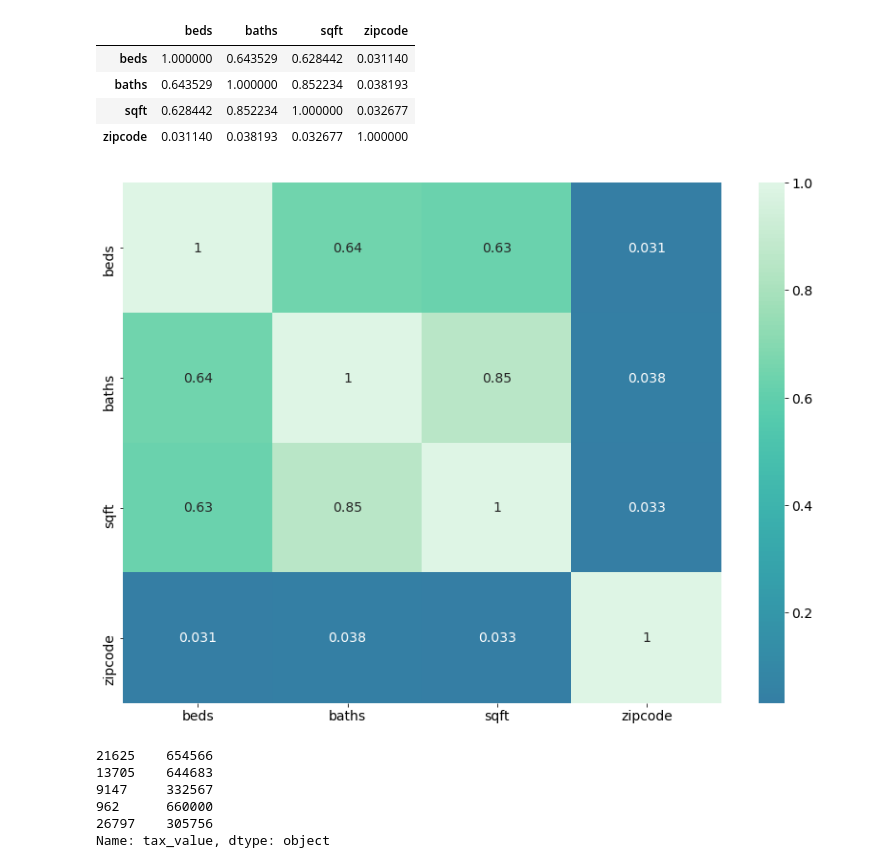
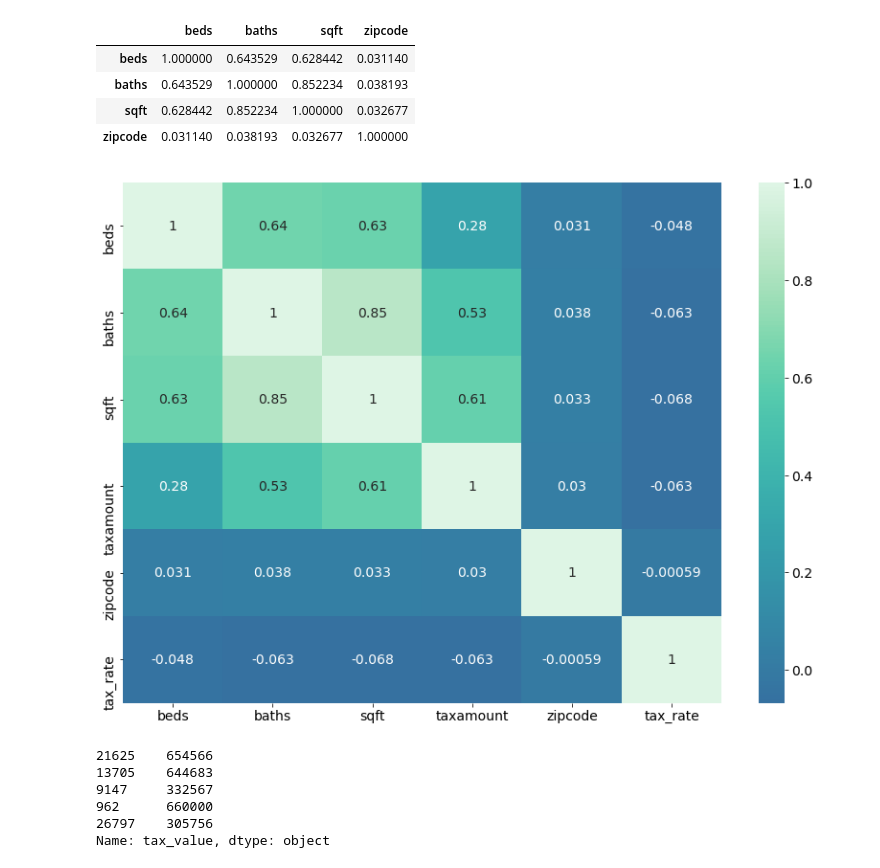
Before and after one commit to SLawsonWoods/zillow_project, a Jupyter notebook: initial_notebook_zillow.ipynb, the cells around one changed output. Drawn from its saved outputs; the diff is of its cells as text; code cells hidden in the pictures.

```diff
--- a/initial_notebook_zillow.ipynb
+++ b/initial_notebook_zillow.ipynb
@@ -588,10 +634,10 @@ train2.corr()
 # %%
 plt.rc('font', size=14)
 plt.rc('figure', figsize=(14, 10))
-sns.heatmap(train2.corr(), cmap='mako', center=0, annot=True)
+sns.heatmap(train.corr(), cmap='mako', center=0, annot=True)
 plt.show()
 # %% [output]
-[figure, old version]
+[figure, new version]
 # %%
 # the heatmap shows me there is strong correlation between baths and sqft
 # %%
```
Also changed, not shown: parts of 35 cells of this notebook.
